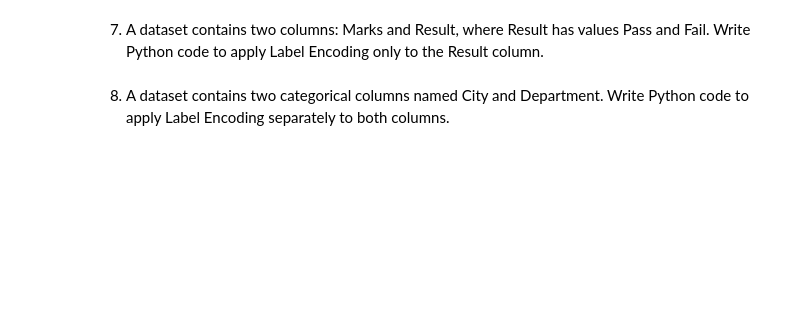
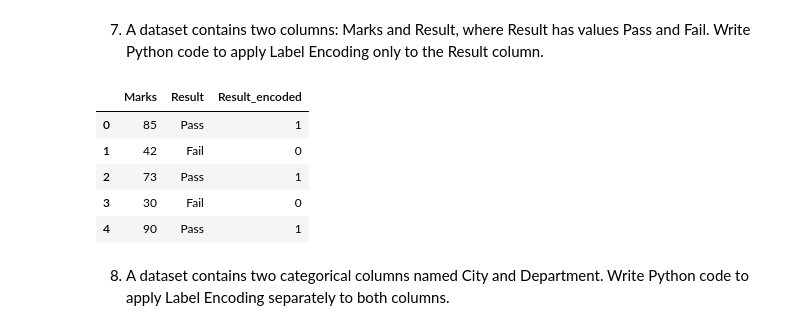
Before and after one commit to harshcodeing1234/Data-science, a Jupyter notebook: Feture Engineering/practice.ipynb, the cells around one changed output. Cells and saved outputs as stored; diff of their text form; code cells hidden in the pictures; blank space fills up the shorter version.

```diff
--- a/Feture Engineering/practice.ipynb
+++ b/Feture Engineering/practice.ipynb
@@ -496,6 +510,29 @@ Encoding.
 # %% [markdown]
 7. A dataset contains two columns: Marks and Result, where Result has values Pass and Fail.
 Write Python code to apply Label Encoding only to the Result column.
+# %%
+data = {
+    'Marks': [85, 42, 73, 30, 90],
+    'Result': ['Pass', 'Fail', 'Pass', 'Fail', 'Pass']
+}
+
+df = pd.DataFrame(data)
+df
+
+# create instance
+lbl_encoder = LabelEncoder()
+
+# apply fit and transform
+df['Result_encoded'] = lbl_encoder.fit_transform(df['Result'])
+
+df
+# %% [output]
+|  | Marks | Result | Result_encoded |
+| 0 | 85 | Pass | 1 |
+| 1 | 42 | Fail | 0 |
+| 2 | 73 | Pass | 1 |
+| 3 | 30 | Fail | 0 |
+| 4 | 90 | Pass | 1 |
 # %% [markdown]
 8. A dataset contains two categorical columns named City and Department. Write Python
 code to apply Label Encoding separately to both columns.
```
Also changed, not shown: parts of 19 cells of this notebook, 5 other files.
